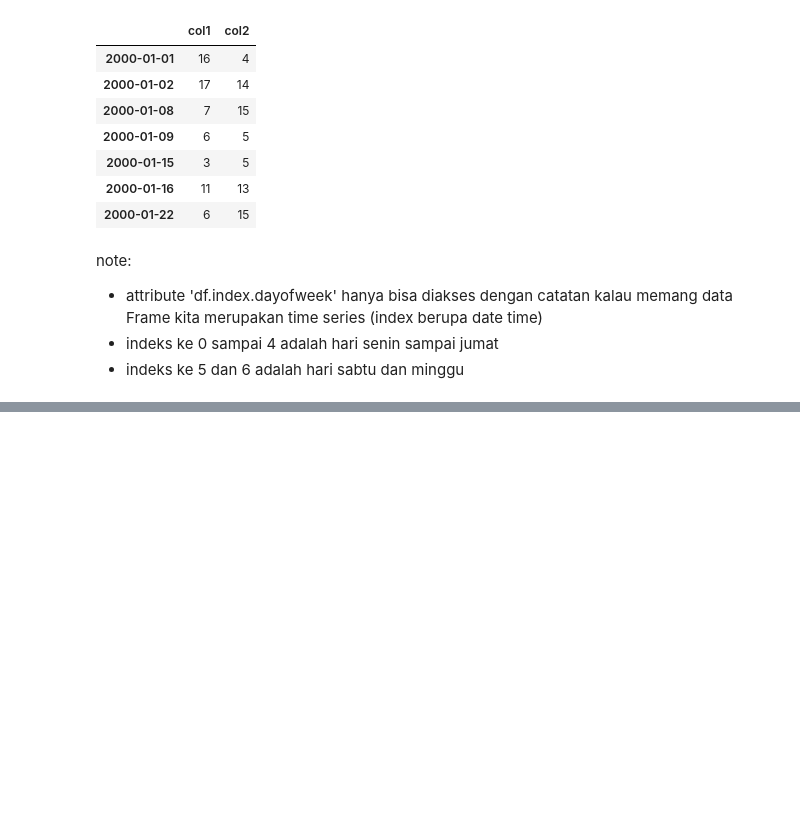
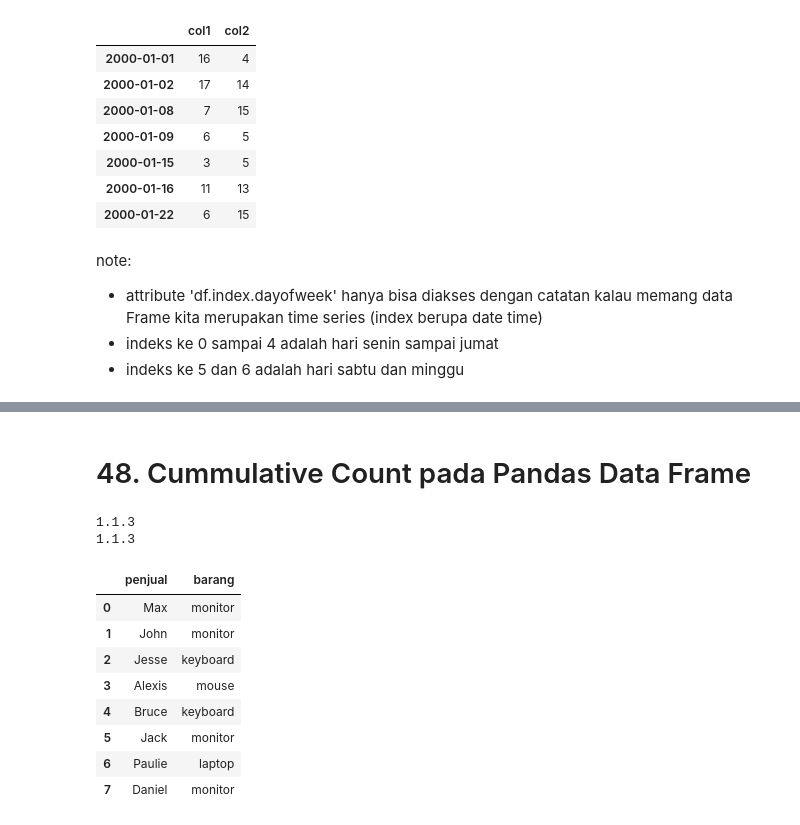
Before and after one commit to MarkvinsonAvatara/Pandas_learn, a Jupyter notebook: PythonPandasLearnWeek__12.ipynb, the cells around one changed output, grey strips where cells are left out. Cells and saved outputs as stored; diff of their text form; code cells hidden in the pictures; blank space fills up the shorter version.

```diff
--- a/PythonPandasLearnWeek__12.ipynb
+++ b/PythonPandasLearnWeek__12.ipynb
@@ -117,0 +181,29 @@ note:
+# %% [markdown]
+# 48. Cummulative Count pada Pandas Data Frame
+# %%
+ #import modules
+import pandas as pd
+import numpy as np
+
+#check Version
+print(pd.__version__)
+print(pd.__version__)
+# %% [output]
+1.1.3
+1.1.3
+# %%
+#data frame prep
+d={'penjual': ['Max','John','Jesse','Alexis','Bruce','Jack','Paulie','Daniel'],
+   'barang':['monitor','monitor','keyboard','mouse','keyboard','monitor','laptop','monitor']}
+df=pd.DataFrame(d);
+df
+# %% [output]
+|  | penjual | barang |
+| 0 | Max | monitor |
+| 1 | John | monitor |
+| 2 | Jesse | keyboard |
+| 3 | Alexis | mouse |
+| 4 | Bruce | keyboard |
+| 5 | Jack | monitor |
+| 6 | Paulie | laptop |
+| 7 | Daniel | monitor |
```
Also changed, not shown: parts of 16 cells of this notebook.
